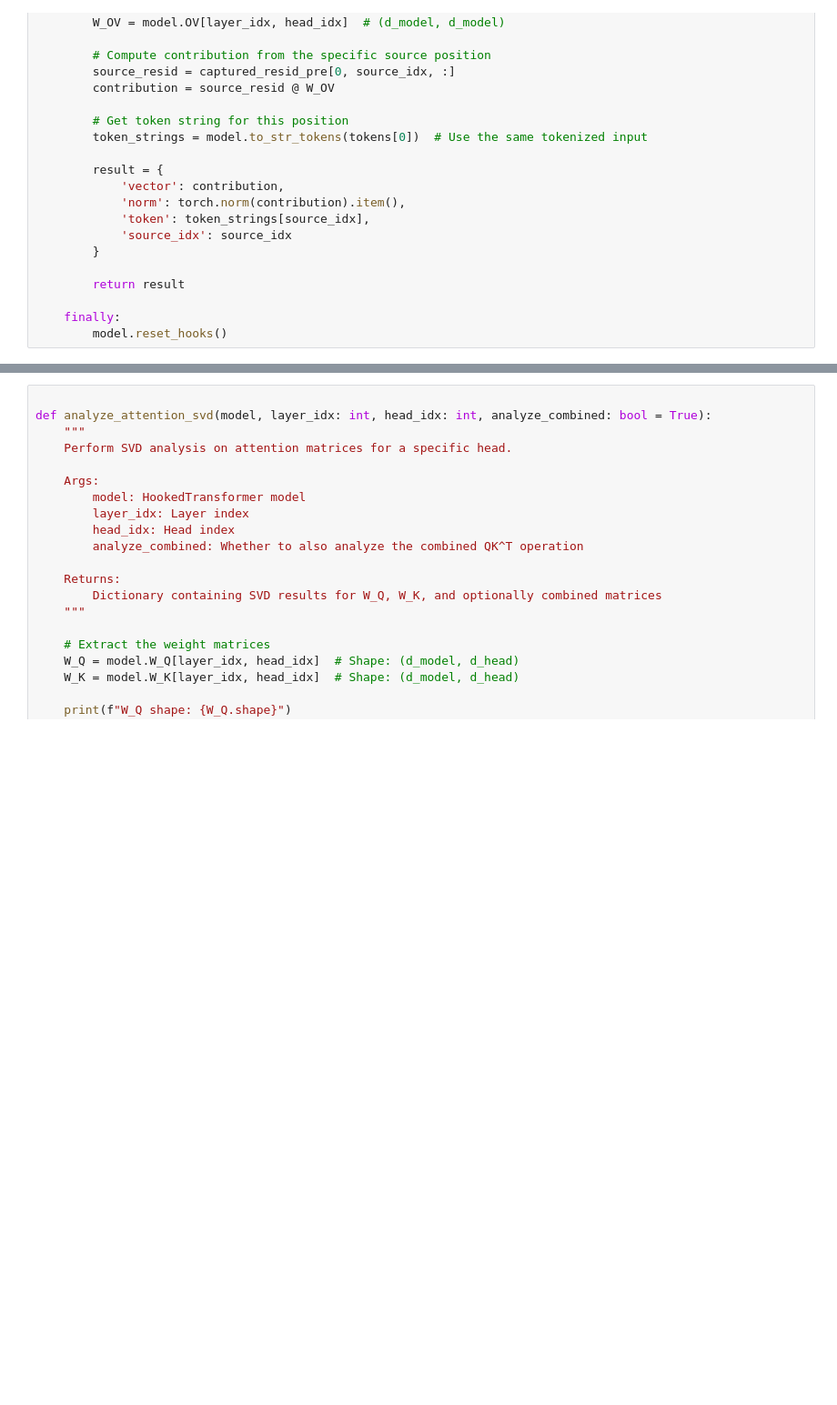
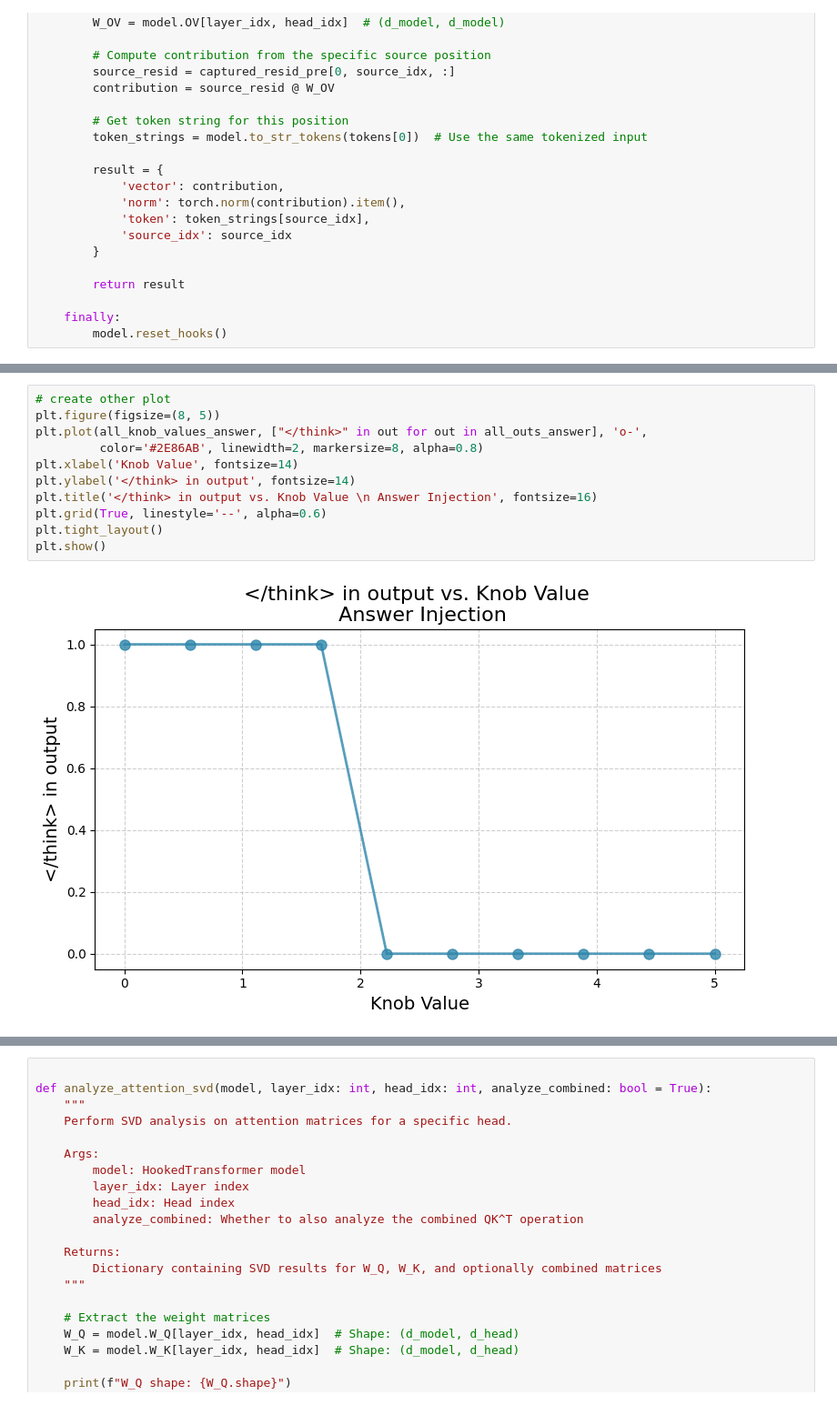
Before and after one commit to durrcommasteven/reasoning_vector_research, a Jupyter notebook: attn_analysis_2_17.ipynb, the cells around one changed output, grey strips where cells are left out. Shown: that part at 91% size. Drawn from its saved outputs; the diff is of its cells as text; blank space fills up the shorter version.

```diff
--- a/attn_analysis_2_17.ipynb
+++ b/attn_analysis_2_17.ipynb
@@ -321,0 +665,13 @@ def analyze_head_attention_sources(model, head, prompt: str, source_idx: int):
+# %%
+# create other plot
+plt.figure(figsize=(8, 5))
+plt.plot(all_knob_values_answer, ["</think>" in out for out in all_outs_answer], 'o-',
+         color='#2E86AB', linewidth=2, markersize=8, alpha=0.8)
+plt.xlabel('Knob Value', fontsize=14)
+plt.ylabel('</think> in output', fontsize=14)
+plt.title('</think> in output vs. Knob Value \n Answer Injection', fontsize=16)
+plt.grid(True, linestyle='--', alpha=0.6)
+plt.tight_layout()
+plt.show()
+# %% [output]
+[figure, added]
```
Also changed, not shown: parts of 31 cells of this notebook.
